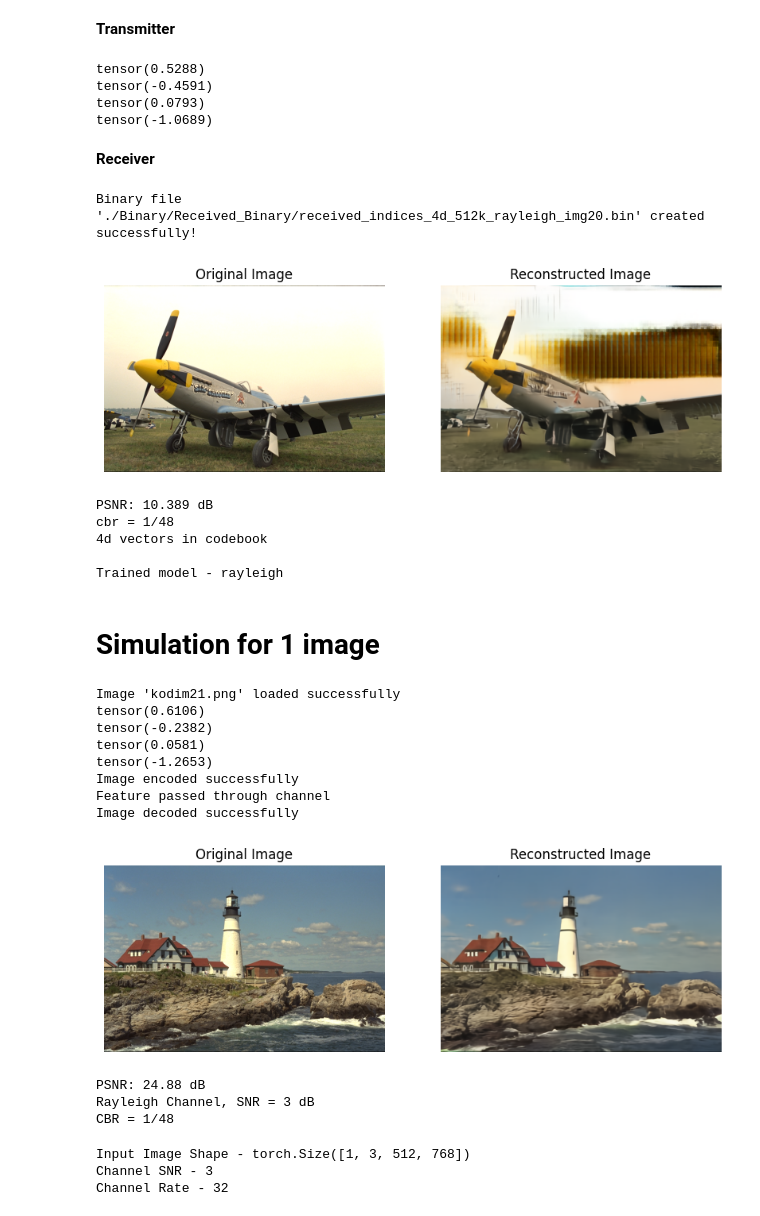
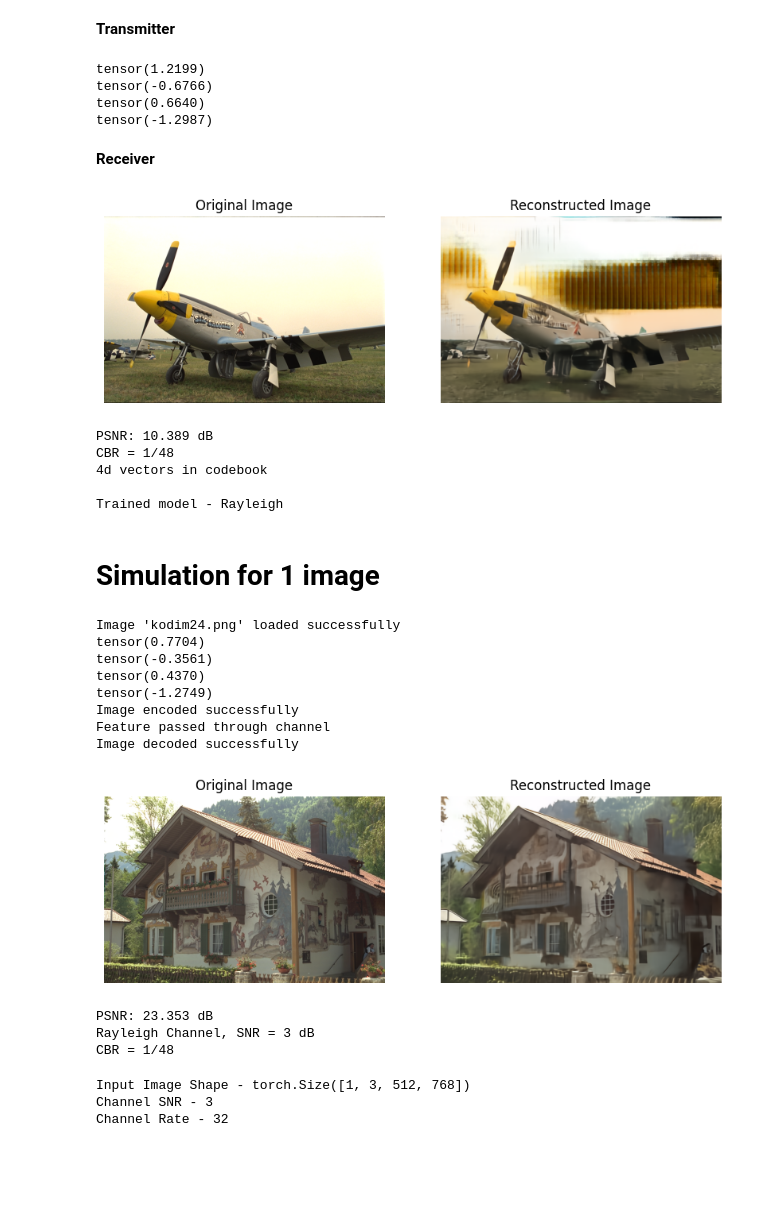
Before and after one commit to tharusha-pathirana/swin-semantic-communication, a Jupyter notebook: swinjscc-full.ipynb, the cells around one changed output. Saved outputs shown, nothing was run; the diff lists cells and outputs as text; code cells hidden in the pictures; blank space fills up the shorter version.

```diff
--- a/swinjscc-full.ipynb
+++ b/swinjscc-full.ipynb
@@ -2339,15 +2355,17 @@ Trained model - rayleigh
 # %% [markdown]
 **Transmitter**
 # %%
-codebook_path = './Codebook/codebook_4d_512clusters_rayleigh.npy'
-chunk_size = 4         # 4d vectors in the codebook
-k = 512
+codebook_path = './Codebook/codebook_2d_256clusters_rayleigh.npy'
+#codebook_path = './Codebook/codebook_4d_512clusters_rayleigh.npy'
 
-img_no = '08'
+chunk_size = 2         # 4d vectors in the codebook
+k = 256
+
+img_no = '05'
 test_image_path = f"./Datasets/Kodak/kodim{img_no}.png"
 
 tx_binary_base_path = './Binary/Transmitted_Binary/'
-trained_model = 'rayleigh3' # rayleigh3, awgn10
+trained_model = 'rayleigh' # rayleigh3, awgn10
 
 
 indices, _ = encode_image_with_nd_codebook(net, codebook_path, test_image_path, config, device, chunk_size)
@@ -2358,10 +2376,10 @@ indices_np = indices.numpy()  # Convert PyTorch tensor to NumPy array
 if k > 256: indices_np.astype(np.uint16).tofile( tx_binary_base_path + f"indices_{chunk_size}d_{k}k_{trained_model}_img{img_no}.bin")  # Use uint16 as 512 fits in 16 bits
 else :  indices_np.astype(np.uint8).tofile( tx_binary_base_path + f"indices_{chunk_size}d_{k}k_{trained_model}_img{img_no}.bin")  # Use uint8 as 256 fits in 8 bits
 # %% [output]
-tensor(0.5288)
-tensor(-0.4591)
-tensor(0.0793)
-tensor(-1.0689)
+tensor(1.2199)
+tensor(-0.6766)
+tensor(0.6640)
+tensor(-1.2987)
 # %% [markdown]
 **Receiver**
 # %%
@@ -2412,30 +2433,32 @@ rx_binary_base_path = './Binary/Received_Binary/'
 trained_model = 'rayleigh' # rayleigh = 3 SNR, awgn = 10 SNR
 # %%
 # Example usage:
-input_txt_file = rx_text_base_path + 'reconstructedBinaryVector_im20.txt'    # Give name of text file
+#input_txt_file = rx_text_base_path + 'reconstructedBinaryVector_im20.txt'    # Give name of text file
 
 resolution = (512,768)
+#resolution = (768,512)
 codebook_path = './Codebook/codebook_4d_512clusters_rayleigh.npy'
+#codebook_path = './Codebook/codebook_2d_256clusters_rayleigh.npy'
 chunk_size = 4
-k=512
+k= 512
 img_no = '20'
 received_bin_file = rx_binary_base_path + f'received_indices_{chunk_size}d_{k}k_{trained_model}_img{img_no}.bin'
 image_path = f"./Datasets/Kodak/kodim{img_no}.png"
 
+received_bin_file = 'Binary/Received_Binary/received_indices_rayleigh3_img20.bin'
 
-convert_txt_to_binary(input_txt_file, received_bin_file)
+#convert_txt_to_binary(input_txt_file, received_bin_file)
 
 decode_indices_and_plot(received_binary_path=received_bin_file , codebook_path=codebook_path ,image_path=image_path , chunk_size=chunk_size ,resolution=resolution, k=k)
 
-print ( '\n' + f'Trained model - {trained_model}')
+print ( '\n' + f'Trained model - {trained_model.capitalize()}')
 # %% [output]
+[figure]
-Binary file './Binary/Received_Binary/received_indices_4d_512k_rayleigh_img20.bin' created successfully!
+PSNR: 10.389 dB
+CBR = 1/48
+4d vectors in codebook
+
+Trained model - Rayleigh
-[figure]
-PSNR: 10.389 dB
-cbr = 1/48
-4d vectors in codebook
-
-Trained model - rayleigh
 # %% [markdown]
 # Simulation for 1 image
 # %%
@@ -2443,7 +2466,7 @@ Trained model - rayleigh
 
 with torch.no_grad():
 
-    image_path = "./Datasets/Kodak/kodim21.png" # Replace with your image path
+    image_path = "./Datasets/Kodak/kodim24.png" # Replace with your image path
 
     config.isTrain = False
     net.eval()
@@ -2461,40 +2484,40 @@ with torch.no_grad():
 noisy_feature = pass_through_channel(feature, net, chan_snr)       # Change SNR here if needed
 print("Feature passed through channel")
 #noisy_feature = feature  # If channel is not simulated
 
 #Decoder
 
 resolution = input_image.shape[2], input_image.shape[3]
 
 with torch.no_grad():
     recon_image = decode_image(noisy_feature, net, chan_snr, resolution)
     print("Image decoded successfully")
 
 
 cbr_used = "1/"+ str(int((32*48)/channel_rate))
 channel_used = "Rayleigh" if args.channel_type == 'rayleigh' else "AWGN"
 
 recon_image = recon_image.clamp(0, 1)
 
 
 psnr_value = calculate_psnr(input_image, recon_image)
 
 plot_images(input_image, recon_image, image_name)
 
 print(f"PSNR: {round(psnr_value.item(), 3)} dB")
 print(f'{channel_used} Channel, SNR = {chan_snr} dB')
 print(f'CBR = {cbr_used}')
 # %% [output]
-Image 'kodim21.png' loaded successfully
-tensor(0.6106)
-tensor(-0.2382)
-tensor(0.0581)
-tensor(-1.2653)
+Image 'kodim24.png' loaded successfully
+tensor(0.7704)
+tensor(-0.3561)
+tensor(0.4370)
+tensor(-1.2749)
 Image encoded successfully
 Feature passed through channel
 Image decoded successfully
-[figure, old version]
+[figure, new version]
-PSNR: 24.88 dB
+PSNR: 23.353 dB
 Rayleigh Channel, SNR = 3 dB
 CBR = 1/48
 # %%
```
Also changed, not shown: parts of 7 cells of this notebook, 2 other files.
